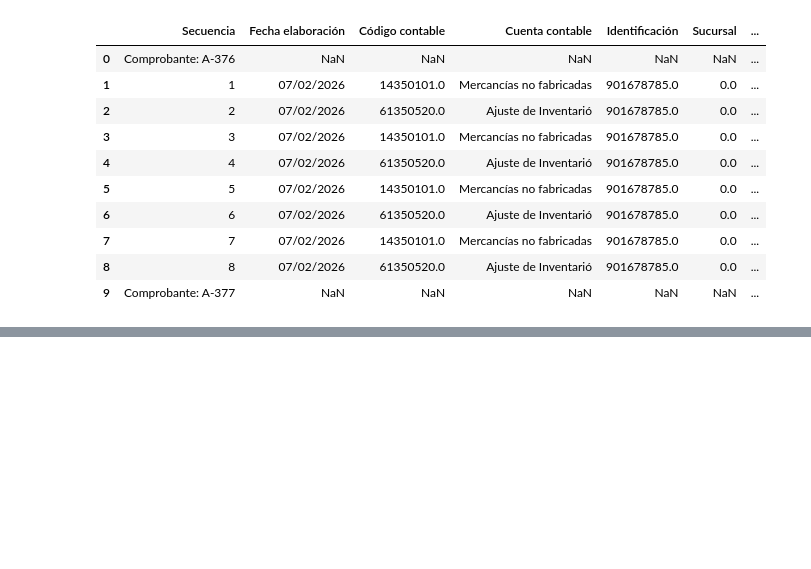
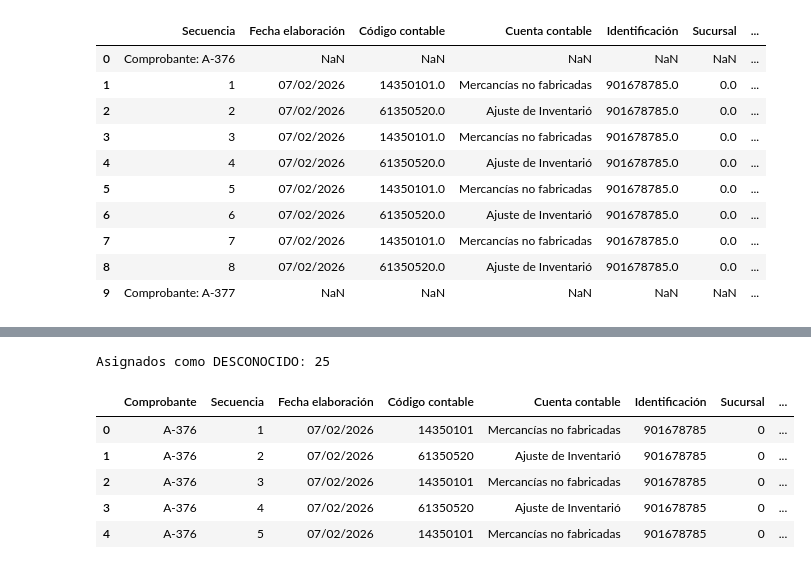
Before and after one commit to p1erre/cfoai, a Jupyter notebook: balance.ipynb, the cells around one changed output, grey strips where cells are left out. Drawn from its saved outputs; the diff is of its cells as text; code cells hidden in the pictures; blank space fills up the shorter version.

```diff
--- a/balance.ipynb
+++ b/balance.ipynb
@@ -125,0 +239,28 @@ Length: 37, dtype: Int64
+# %%
+# Asignaciones manuales verificadas para casos que la normalización no resuelve
+asignaciones_manuales = {
+    'C. 10AWG CU BLANCO THHN-2 600V X MT.M. GEN': 'NX10024651',
+    'C. 10AWG CU ROJO THHN-2 600V X MT. M. GEN': 'NX10024640',
+    'A. 12AWG CU AMARILLO THHN-2 600V ROLLO X 100 M. GEN': '80007095',
+    'PANEL LED 18W 8 6500K RED. INC. MERCURY': 'IPL06',
+}
+
+productos_idx = productos.set_index('Código producto')
+
+for desc, codigo in asignaciones_manuales.items():
+    mask = (comprobantes['Descripción'] == desc) & comprobantes['Código producto'].isna()
+    if mask.any() and codigo in productos_idx.index:
+        comprobantes.loc[mask, 'Código producto'] = codigo
+        comprobantes.loc[mask, 'MARCA RESUMIDA'] = productos_idx.loc[codigo, 'MARCA RESUMIDA']
+        comprobantes.loc[mask, 'LINEA NEGOCIO'] = productos_idx.loc[codigo, 'LINEA NEGOCIO']
+        print(f"  {desc} \u2192 {codigo} ({mask.sum()} filas)")
+
+# Asignar código especial a los que quedan sin match
+sin_match = (
+    comprobantes['Código producto'].isna() &
+    comprobantes['Detalle'].str.contains(r'Prod(?:ucto)?:', na=False)
+)
+comprobantes.loc[sin_match, 'Código producto'] = 'DESCONOCIDO'
+print(f"\nAsignados como DESCONOCIDO: {sin_match.sum()}")
+# %% [output]
+Asignados como DESCONOCIDO: 25
@@ -125,0 +270,9 @@ Length: 37, dtype: Int64
+# %%
+comprobantes.head()
+# %% [output]
+|  | Comprobante | Secuencia | Fecha elaboración | Código contable | Cuenta contable | Identificación | Sucursal | ... |
+| 0 | A-376 | 1 | 07/02/2026 | 14350101 | Mercancías no fabricadas | 901678785 | 0 | ... |
+| 1 | A-376 | 2 | 07/02/2026 | 61350520 | Ajuste de Inventarió | 901678785 | 0 | ... |
+| 2 | A-376 | 3 | 07/02/2026 | 14350101 | Mercancías no fabricadas | 901678785 | 0 | ... |
+| 3 | A-376 | 4 | 07/02/2026 | 61350520 | Ajuste de Inventarió | 901678785 | 0 | ... |
+| 4 | A-376 | 5 | 07/02/2026 | 14350101 | Mercancías no fabricadas | 901678785 | 0 | ... |
```
Also changed, not shown: parts of 7 cells of this notebook, 1 other file.
